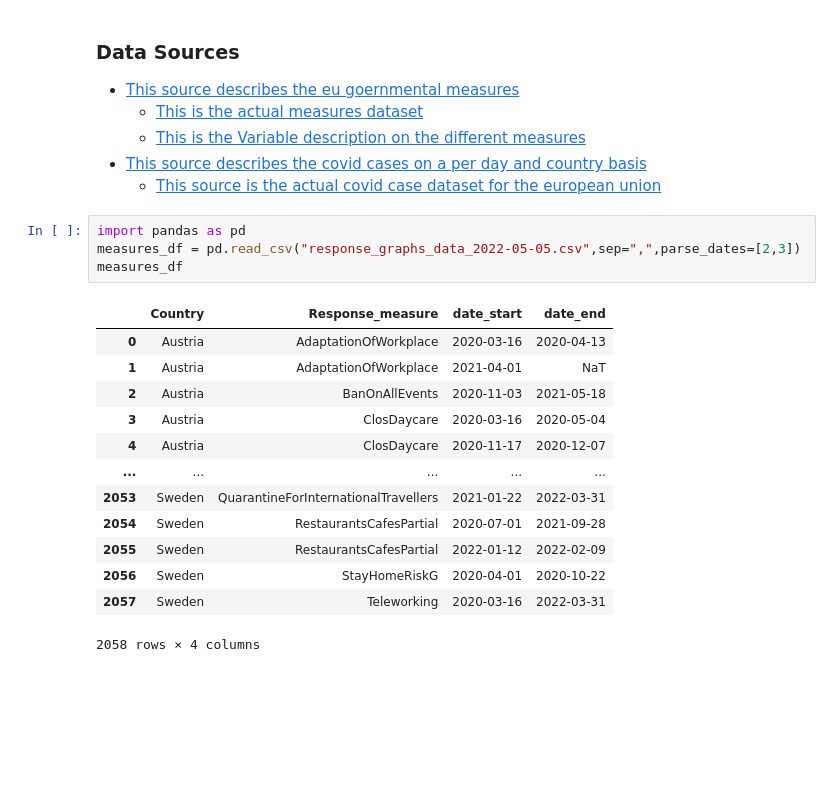
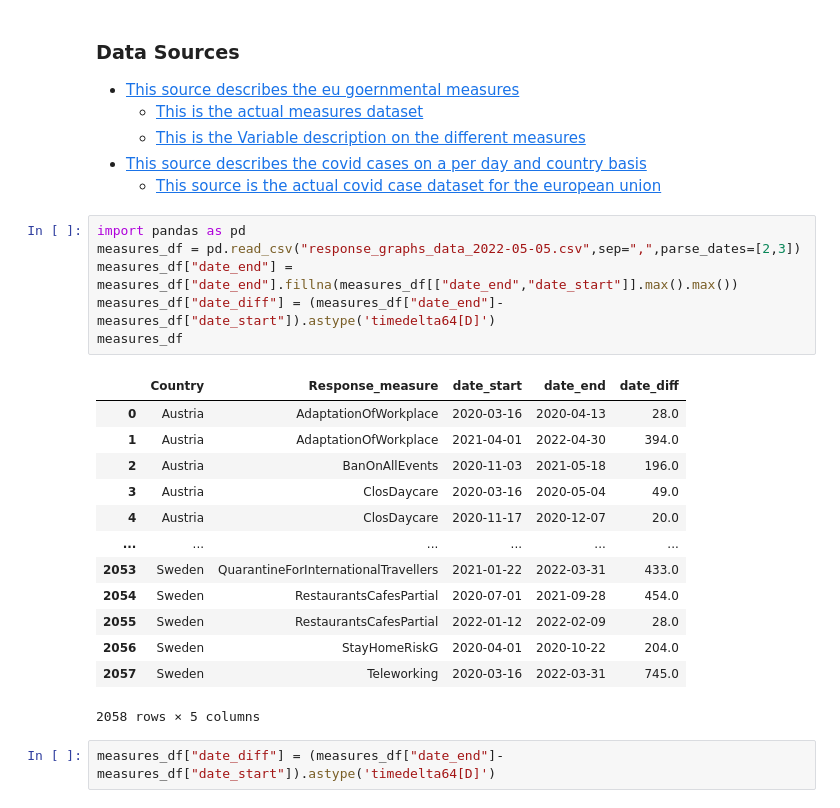
Before and after one commit to ciphersmaug/dst-project, a Jupyter notebook: project.ipynb, the cells around one changed output. Saved outputs shown, nothing was run; the diff lists cells and outputs as text; blank space fills up the shorter version.

```diff
--- a/project.ipynb
+++ b/project.ipynb
@@ -39,18 +39,22 @@ Download the source files and add them in your repository.
 # %%
 import pandas as pd
 measures_df = pd.read_csv("response_graphs_data_2022-05-05.csv",sep=",",parse_dates=[2,3])
+measures_df["date_end"] = measures_df["date_end"].fillna(measures_df[["date_end","date_start"]].max().max())
+measures_df["date_diff"] = (measures_df["date_end"]-measures_df["date_start"]).astype('timedelta64[D]')
 measures_df
 # %% [output]
-|  | Country | Response_measure | date_start | date_end |
-| 0 | Austria | AdaptationOfWorkplace | 2020-03-16 | 2020-04-13 |
-| 1 | Austria | AdaptationOfWorkplace | 2021-04-01 | NaT |
-| 2 | Austria | BanOnAllEvents | 2020-11-03 | 2021-05-18 |
-| 3 | Austria | ClosDaycare | 2020-03-16 | 2020-05-04 |
-| 4 | Austria | ClosDaycare | 2020-11-17 | 2020-12-07 |
-| ... | ... | ... | ... | ... |
-| 2053 | Sweden | QuarantineForInternationalTravellers | 2021-01-22 | 2022-03-31 |
-| 2054 | Sweden | RestaurantsCafesPartial | 2020-07-01 | 2021-09-28 |
-| 2055 | Sweden | RestaurantsCafesPartial | 2022-01-12 | 2022-02-09 |
-| 2056 | Sweden | StayHomeRiskG | 2020-04-01 | 2020-10-22 |
-| 2057 | Sweden | Teleworking | 2020-03-16 | 2022-03-31 |
+|  | Country | Response_measure | date_start | date_end | date_diff |
+| 0 | Austria | AdaptationOfWorkplace | 2020-03-16 | 2020-04-13 | 28.0 |
+| 1 | Austria | AdaptationOfWorkplace | 2021-04-01 | 2022-04-30 | 394.0 |
+| 2 | Austria | BanOnAllEvents | 2020-11-03 | 2021-05-18 | 196.0 |
+| 3 | Austria | ClosDaycare | 2020-03-16 | 2020-05-04 | 49.0 |
+| 4 | Austria | ClosDaycare | 2020-11-17 | 2020-12-07 | 20.0 |
+| ... | ... | ... | ... | ... | ... |
+| 2053 | Sweden | QuarantineForInternationalTravellers | 2021-01-22 | 2022-03-31 | 433.0 |
+| 2054 | Sweden | RestaurantsCafesPartial | 2020-07-01 | 2021-09-28 | 454.0 |
+| 2055 | Sweden | RestaurantsCafesPartial | 2022-01-12 | 2022-02-09 | 28.0 |
+| 2056 | Sweden | StayHomeRiskG | 2020-04-01 | 2020-10-22 | 204.0 |
+| 2057 | Sweden | Teleworking | 2020-03-16 | 2022-03-31 | 745.0 |
-2058 rows × 4 columns
+2058 rows × 5 columns
+# %%
+measures_df["date_diff"] = (measures_df["date_end"]-measures_df["date_start"]).astype('timedelta64[D]')
```
Also changed, not shown: parts of 13 cells of this notebook.
